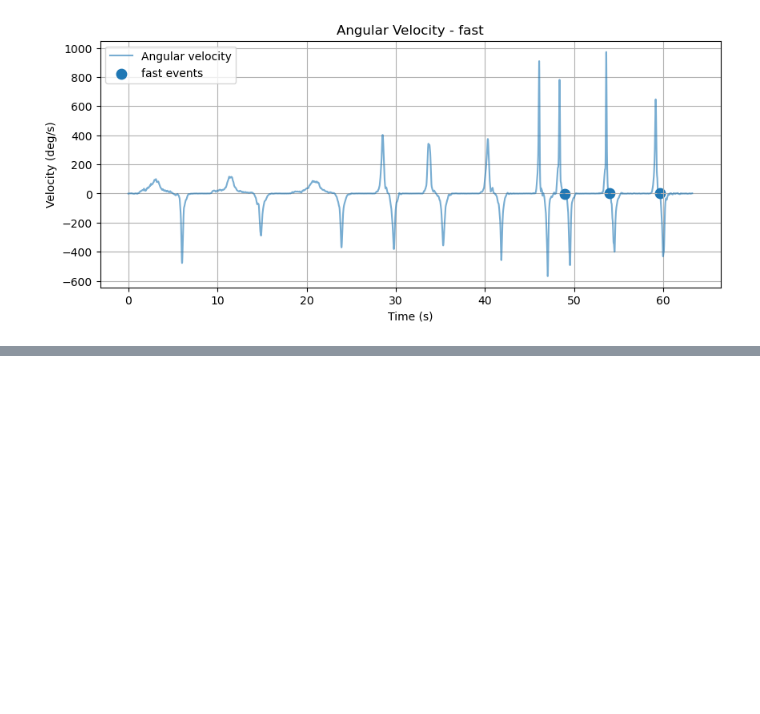
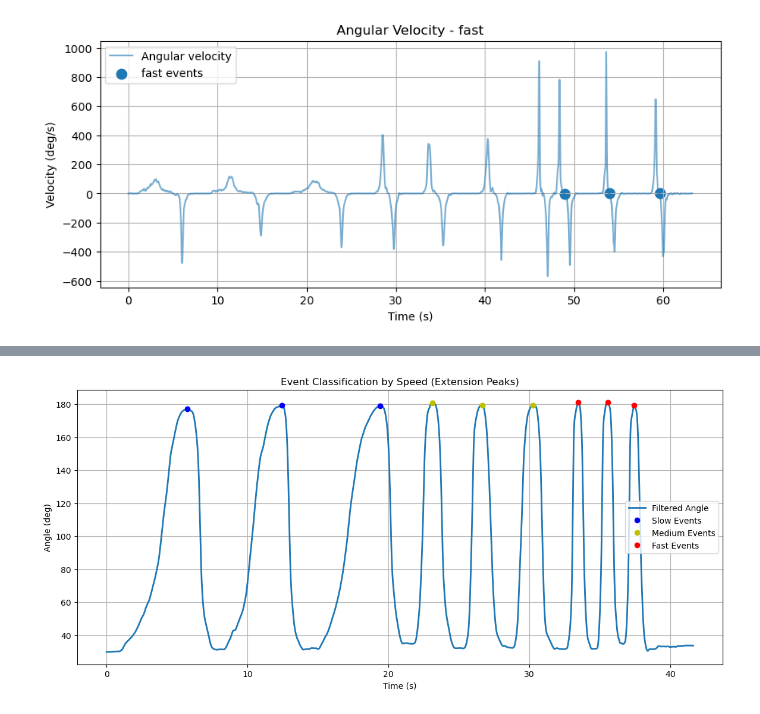
Before and after one commit to Anais-rgn/Projet_R_Python_M2_REHAB_2026, a Jupyter notebook: Python_Project/notebooks/Data_GG.ipynb, the cells around one changed output, grey strips where cells are left out. Cells and saved outputs as stored; diff of their text form; code cells hidden in the pictures; blank space fills up the shorter version.

```diff
--- a/Python_Project/notebooks/Data_GG.ipynb
+++ b/Python_Project/notebooks/Data_GG.ipynb
@@ -1021,0 +1541,66 @@ for speed in ["slow", "medium", "fast"]:
+# %%
+# ==========================================================
+# STEP 7: CLASSIFY EVENTS INTO SPEED CATEGORIES
+# ==========================================================
+
+import pandas as pd
+
+# ---------- PARAMETERS ----------
+# Assume we have 9 extension peaks (already detected)
+n_events_per_category = 3  # 3 slow, 3 medium, 3 fast
+
+# Sort peaks by time to respect chronological order
+sorted_extension_peaks = np.sort(peaks_extension)
+
+# Split into 3 categories: slow, medium, fast
+slow_peaks = sorted_extension_peaks[:n_events_per_category]
+medium_peaks = sorted_extension_peaks[n_events_per_category:2*n_events_per_category]
+fast_peaks = sorted_extension_peaks[2*n_events_per_category:3*n_events_per_category]
+
+# ---------- ASSOCIATE ANGLE AND FORCE ----------
+def get_event_data(peaks, signal, df_push, time_array):
+    """
+    Get angle and corresponding force for each peak.
+
+    peaks : array of peak indices
+    signal : filtered angle signal
+    df_push : dataframe with force data (time + force)
+    time_array : array of time values
+    """
+    event_times = time_array[peaks]
+    force_values = []
+    for t in event_times:
+        idx_force = (df_push["time"] - t).abs().idxmin()  # find nearest time in force
+        force_values.append(df_push["force"].iloc[idx_force])
+
+    df_events = pd.DataFrame({
+        "time": event_times,
+        "angle": signal[peaks],
+        "force": force_values
+    })
+
+    return df_events
+
+# ---------- CREATE DATAFRAMES FOR EACH CATEGORY ----------
+df_slow = get_event_data(slow_peaks, signal, df_push, time)
+df_medium = get_event_data(medium_peaks, signal, df_push, time)
+df_fast = get_event_data(fast_peaks, signal, df_push, time)
+
+# ---------- PRINT RESULTS ----------
+print("Slow Events:\n", df_slow)
+print("\nMedium Events:\n", df_medium)
+print("\nFast Events:\n", df_fast)
+
+# ---------- OPTIONAL: PLOT EVENTS WITH COLORS ----------
+plt.figure(figsize=(14,6))
+plt.plot(time, signal, label="Filtered Angle", linewidth=2)
+plt.plot(time[slow_peaks], signal[slow_peaks], "bo", label="Slow Events")
+plt.plot(time[medium_peaks], signal[medium_peaks], "yo", label="Medium Events")
+plt.plot(time[fast_peaks], signal[fast_peaks], "ro", label="Fast Events")
+plt.xlabel("Time (s)")
+plt.ylabel("Angle (deg)")
+plt.title("Event Classification by Speed (Extension Peaks)")
+plt.legend()
+plt.grid(True)
+plt.show()
+# %% [output]
@@ -1021,0 +1624 @@ for speed in ["slow", "medium", "fast"]:
+[figure, added]
```
Also changed, not shown: parts of 11 cells of this notebook, 12 other files.
